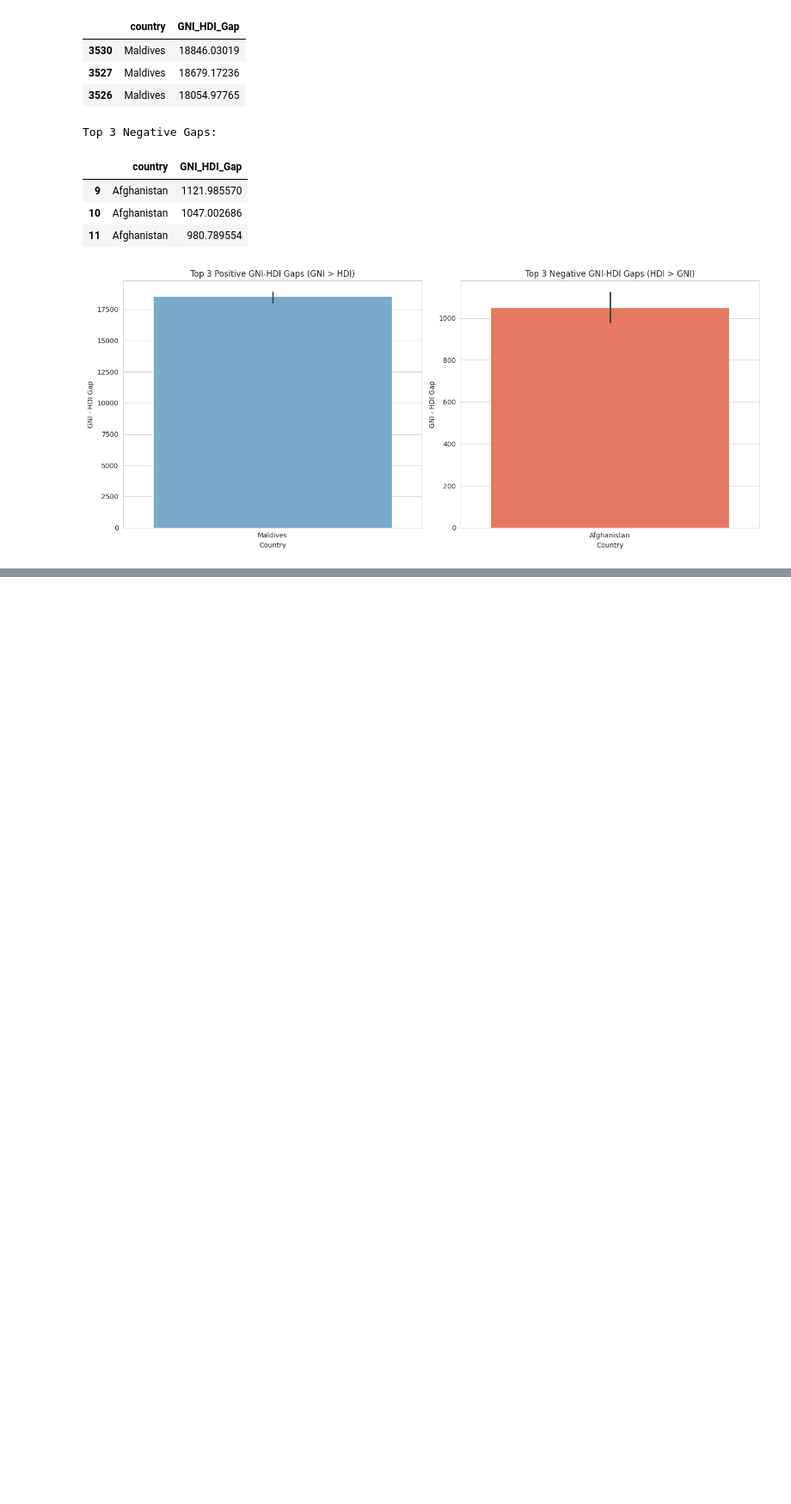
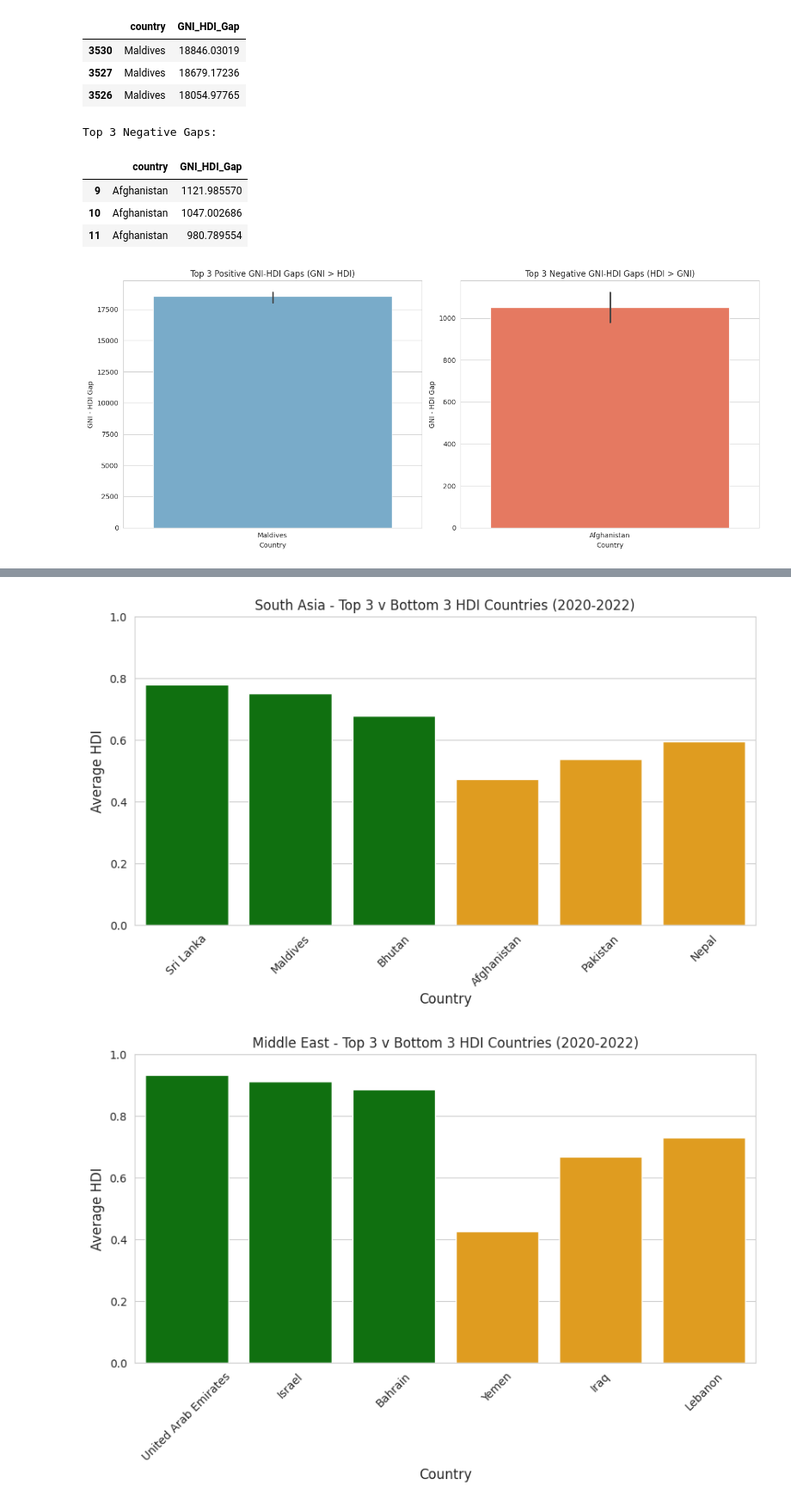
Before and after one commit to soupdoumplings/5CS037-Assignment1-HDI-Analysis--UjwalShrestha-, a Jupyter notebook: np03cs4a240006_UjwalShrestha.ipynb, the cells around one changed output, grey strips where cells are left out. Shown at 86% size. Saved outputs shown, nothing was run; the diff lists cells and outputs as text; code cells hidden in the pictures; blank space fills up the shorter version.

```diff
--- a/np03cs4a240006_UjwalShrestha.ipynb
+++ b/np03cs4a240006_UjwalShrestha.ipynb
@@ -858,0 +895,17 @@ Middle Eastern Countries Data for 2020-2022:
+# %%
+def top_bottom(df, region_name):
+    reg_group_df = (
+        df.groupby(['Region_Group', 'country'])['hdi']
+        .mean()
+        .reset_index()
+    )
+
+    top3_data = reg_group_df.sort_values(by='hdi', ascending=False).head(3)
+    bottom3_data = reg_group_df.sort_values(by='hdi').head(3)
+
+    print(f"\nTop 3 from {region_name} region:\n{top3_data}\n")
+    print(f"\nBottom 3 from {region_name} region:\n{bottom3_data}\n")
+    return top3_data, bottom3_data
+
+sa_top, sa_bottom = top_bottom(south_asia_df_2020_22, "South Asia")
+me_top, me_bottom = top_bottom(middle_east_df_2020_22, "Middle East")
@@ -858,0 +930,27 @@ Middle Eastern Countries Data for 2020-2022:
+# %%
+def plot_top_bottom(top, bottom, region_name):
+
+    combined = pd.concat([top, bottom]).reset_index(drop=True)
+
+    palette = ['green']*len(top) + ['orange']*len(bottom)
+
+    plt.figure(figsize=(10,5))
+    sns.barplot(
+        x='country',
+        y='hdi',
+        hue = 'country',
+        data=combined,
+        palette=palette)
+
+    plt.title(f"{region_name} - Top 3 v Bottom 3 HDI Countries (2020-2022)")
+    plt.ylabel("Average HDI", fontsize = 12)
+    plt.xlabel("Country", fontsize = 12)
+    plt.ylim(0,1)
+    plt.xticks(rotation=45)
+    plt.show()
+
+plot_top_bottom(sa_top, sa_bottom, "South Asia")
+plot_top_bottom(me_top, me_bottom, "Middle East")
+# %% [output]
+[figure, added]
+[figure, added]
```
Also changed, not shown: parts of 7 cells of this notebook.
